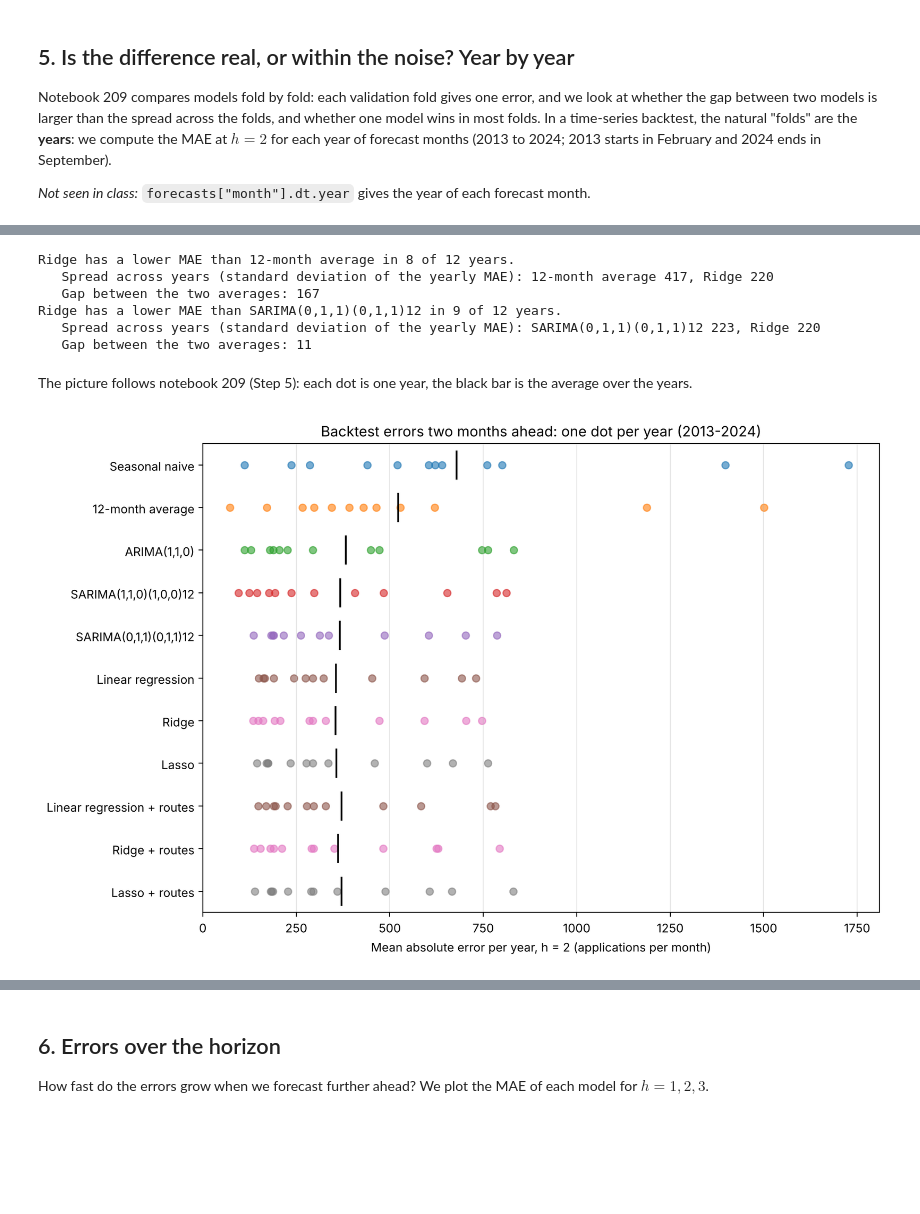
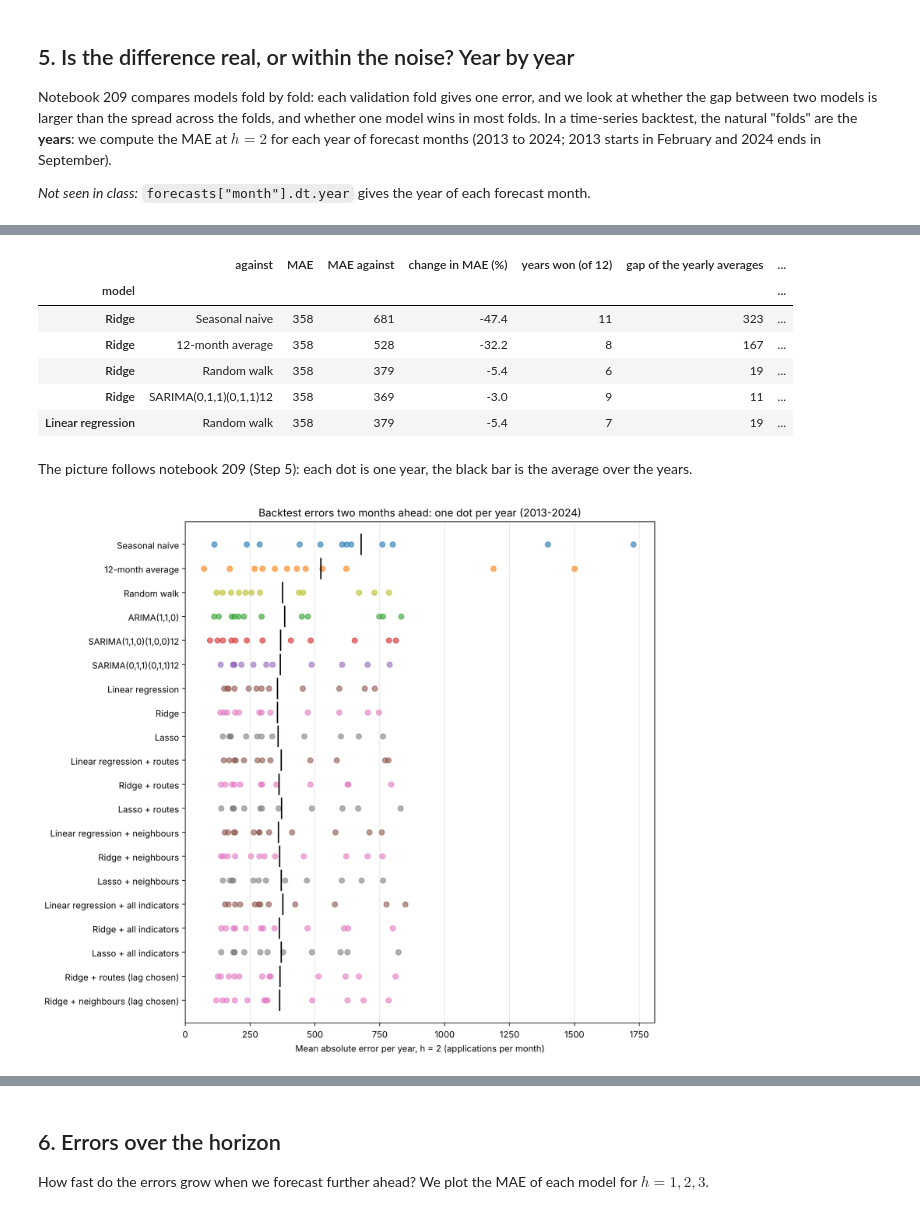
Before and after one commit to axe3010/dsf-asylum-forecast-II, a Jupyter notebook: code/03_evaluate.ipynb, the cells around one changed output, grey strips where cells are left out. Saved outputs shown, nothing was run; the diff lists cells and outputs as text; code cells hidden in the pictures; blank space fills up the shorter version.

```diff
--- a/code/03_evaluate.ipynb
+++ b/code/03_evaluate.ipynb
@@ -23,11 +25,10 @@ For every forecast we compute two errors:
 # %%
-# The forecasts of the three estimation notebooks, stacked one below the other (pd.concat, notebook 04)
-forecasts_sarima = pd.read_csv("../data/processed/backtest_forecasts.csv")
-# The random walk of 02 was added after the test: it is left out of Part A and evaluated in Part B (section 11)
-forecasts_sarima = forecasts_sarima[forecasts_sarima["model"] != "Random walk"]
-forecasts_regression = pd.read_csv("../data/processed/backtest_forecasts_regression.csv").drop(columns=["alpha"])
-forecasts_indicator = pd.read_csv("../data/processed/backtest_forecasts_indicator.csv").drop(columns=["alpha"])
-forecasts = pd.concat([forecasts_sarima, forecasts_regression, forecasts_indicator], ignore_index=True)
+cols = ["model", "origin", "month", "h", "forecast_log", "actual_log", "forecast", "actual"]
+files = ["backtest_forecasts.csv",              # 02: simple rules and (S)ARIMA
+         "backtest_forecasts_regression.csv",   # 02b: family 1, the series' own past
+         "backtest_forecasts_indicator.csv",    # 02c: family 2, with indicators
+         "backtest_forecasts_lag_choice.csv"]   # 02d: Ridge with the lag chosen in each window
+forecasts = pd.concat([pd.read_csv("../data/processed/" + f)[cols] for f in files], ignore_index=True)
 forecasts["month"] = pd.to_datetime(forecasts["month"])
 forecasts["origin"] = pd.to_datetime(forecasts["origin"])
 
@@ -36,4 +37,6 @@ forecasts["sq_error_log"] = (forecasts["actual_log"] - forecasts["forecast_log"]
 
 print("Forecasts:", forecasts.shape[0], "| models:", forecasts["model"].nunique(),
       "| forecast months from", forecasts["month"].min(), "to", forecasts["month"].max())
+print("Same forecast months for all models:",
+      forecasts.groupby(["model", "h"])["month"].apply(lambda m: tuple(sorted(m))).groupby("h").nunique().eq(1).all())
 # %% [output]
@@ -110,19 +118,16 @@ best_baseline = h2.loc[baselines, "MAE (persons)"].idxmin()
 best_sarima = h2.loc[sarima_models, "MAE (persons)"].idxmin()
 best_regression = h2.loc[regression_models, "MAE (persons)"].idxmin()
 best_indicator = h2.loc[indicator_models, "MAE (persons)"].idxmin()
-best_model = h2.loc[sarima_models + regression_models + indicator_models, "MAE (persons)"].idxmin()
+best_model = h2.loc[sarima_models + regression_models + indicator_models + lag_models, "MAE (persons)"].idxmin()
 
-for label, name in [("Best simple baseline", best_baseline), ("Best (S)ARIMA model", best_sarima),
-                    ("Best regression model", best_regression), ("Best model with routes", best_indicator),
-                    ("Best model overall", best_model)]:
-    print(f"{label + ' at h=2:':28s} {name:27s} MAE {h2.loc[name, 'MAE (persons)']:5.1f} persons   "
+for label, name in [("Best simple baseline", best_baseline), ("Random walk", "Random walk"),
+                    ("Best (S)ARIMA model", best_sarima), ("Best of family 1", best_regression),
+                    ("Best of family 2", best_indicator), ("Best model overall", best_model)]:
+    print(f"{label + ' at h=2:':26s} {name:32s} MAE {h2.loc[name, 'MAE (persons)']:5.1f} persons   "
           f"RMSE (log) {h2.loc[name, 'RMSE (log)']:.3f}")
-
-mae_base, mae_best = h2.loc[best_baseline, "MAE (persons)"], h2.loc[best_model, "MAE (persons)"]
-rmse_base, rmse_best = h2.loc[best_baseline, "RMSE (log)"], h2.loc[best_model, "RMSE (log)"]
 print()
-print(f"Improvement of the best model over the best baseline: {100 * (1 - mae_best / mae_base):.0f}% lower MAE, "
-      f"{100 * (1 - rmse_best / rmse_base):.0f}% lower RMSE (log)")
-average_actual = forecasts[forecasts["h"] == 2]["actual"].mean()
-print(f"For comparison, average actual number of applications in these months: {average_actual:.0f}")
+for rule in [best_baseline, "Random walk"]:
+    print(f"Best model against {rule}: {100 * (1 - h2.loc[best_model, 'MAE (persons)'] / h2.loc[rule, 'MAE (persons)']):.0f}% lower MAE, "
+          f"{100 * (1 - h2.loc[best_model, 'RMSE (log)'] / h2.loc[rule, 'RMSE (log)']):.0f}% lower RMSE (log)")
+print(f"For comparison, average actual number of applications in these months: {forecasts[forecasts['h'] == 2]['actual'].mean():.0f}")
 # %% [output]
@@ -226,36 +237,45 @@ by_year
 # %%
-# Two comparisons, year by year: (1) best model vs best baseline, (2) best regression vs best (S)ARIMA
-for a, b in [(best_model, best_baseline), (best_regression, best_sarima)]:
-    wins = (by_year[a] < by_year[b]).sum()
-    print(f"{a} has a lower MAE than {b} in {wins} of {by_year.shape[0]} years.")
-    print(f"   Spread across years (standard deviation of the yearly MAE): {b} {by_year[b].std():.0f}, {a} {by_year[a].std():.0f}")
-    print(f"   Gap between the two averages: {by_year[b].mean() - by_year[a].mean():.0f}")
+def compare(a, b):
+    # a against b at h = 2: change in MAE, wins year by year, gap of the averages, spread across years
+    change = 100 * (h2.loc[a, "MAE (persons)"] / h2.loc[b, "MAE (persons)"] - 1)
+    wins = int((by_year[a] < by_year[b]).sum())
+    return {"model": a, "against": b, "MAE": round(h2.loc[a, "MAE (persons)"]), "MAE against": round(h2.loc[b, "MAE (persons)"]),
+            "change in MAE (%)": round(change, 1), "years won (of 12)": wins,
+            "gap of the yearly averages": round(by_year[b].mean() - by_year[a].mean()),
+            "spread across years (std of b)": round(by_year[b].std()),
+            "success rule met": bool(change <= -10 and wins > by_year.shape[0] / 2)}
+
+main = pd.DataFrame([compare(best_model, b) for b in simple_rules]
+                    + [compare(best_regression, best_sarima), compare("Linear regression", "Random walk")]).set_index("model")
+main.to_csv("../output/tables/03_main_comparison.csv")
+main
 # %% [output]
-Ridge has a lower MAE than 12-month average in 8 of 12 years.
-   Spread across years (standard deviation of the yearly MAE): 12-month average 417, Ridge 220
-   Gap between the two averages: 167
-Ridge has a lower MAE than SARIMA(0,1,1)(0,1,1)12 in 9 of 12 years.
-   Spread across years (standard deviation of the yearly MAE): SARIMA(0,1,1)(0,1,1)12 223, Ridge 220
-   Gap between the two averages: 11
+|  | against | MAE | MAE against | change in MAE (%) | years won (of 12) | gap of the yearly averages | ... |
+| model |  |  |  |  |  |  | ... |
+| Ridge | Seasonal naive | 358 | 681 | -47.4 | 11 | 323 | ... |
+| Ridge | 12-month average | 358 | 528 | -32.2 | 8 | 167 | ... |
+| Ridge | Random walk | 358 | 379 | -5.4 | 6 | 19 | ... |
+| Ridge | SARIMA(0,1,1)(0,1,1)12 | 358 | 369 | -3.0 | 9 | 11 | ... |
+| Linear regression | Random walk | 358 | 379 | -5.4 | 7 | 19 | ... |
 # %% [markdown]
 The picture follows notebook 209 (Step 5): each dot is one year, the black bar is the average over the years.
 # %%
-fig, ax = plt.subplots(figsize=(10, 6.5))
+fig, ax = plt.subplots(figsize=(10, 9))
 for i, name in enumerate(model_order):
     errors_by_year = by_year[name]
     ax.scatter(errors_by_year, [i] * len(errors_by_year), alpha=0.6, color=colors[name])
     ax.scatter([errors_by_year.mean()], [i], marker="|", s=600, color="black")
 ax.set_yticks(range(len(model_order)))
 ax.set_yticklabels(model_order)
 ax.invert_yaxis()
 ax.set_xlim(left=0)
 ax.set_xlabel("Mean absolute error per year, h = 2 (applications per month)")
 ax.set_title("Backtest errors two months ahead: one dot per year (2013-2024)")
 ax.grid(axis="x", alpha=0.3)
 plt.tight_layout()
 plt.savefig("../output/figures/03_errors_by_year_h2.png")
 plt.show()
 # %% [output]
-[figure, old version]
+[figure, new version]
 # %% [markdown]
 **What we see.**
```
Also changed, not shown: parts of 67 cells of this notebook, 40 other files.
